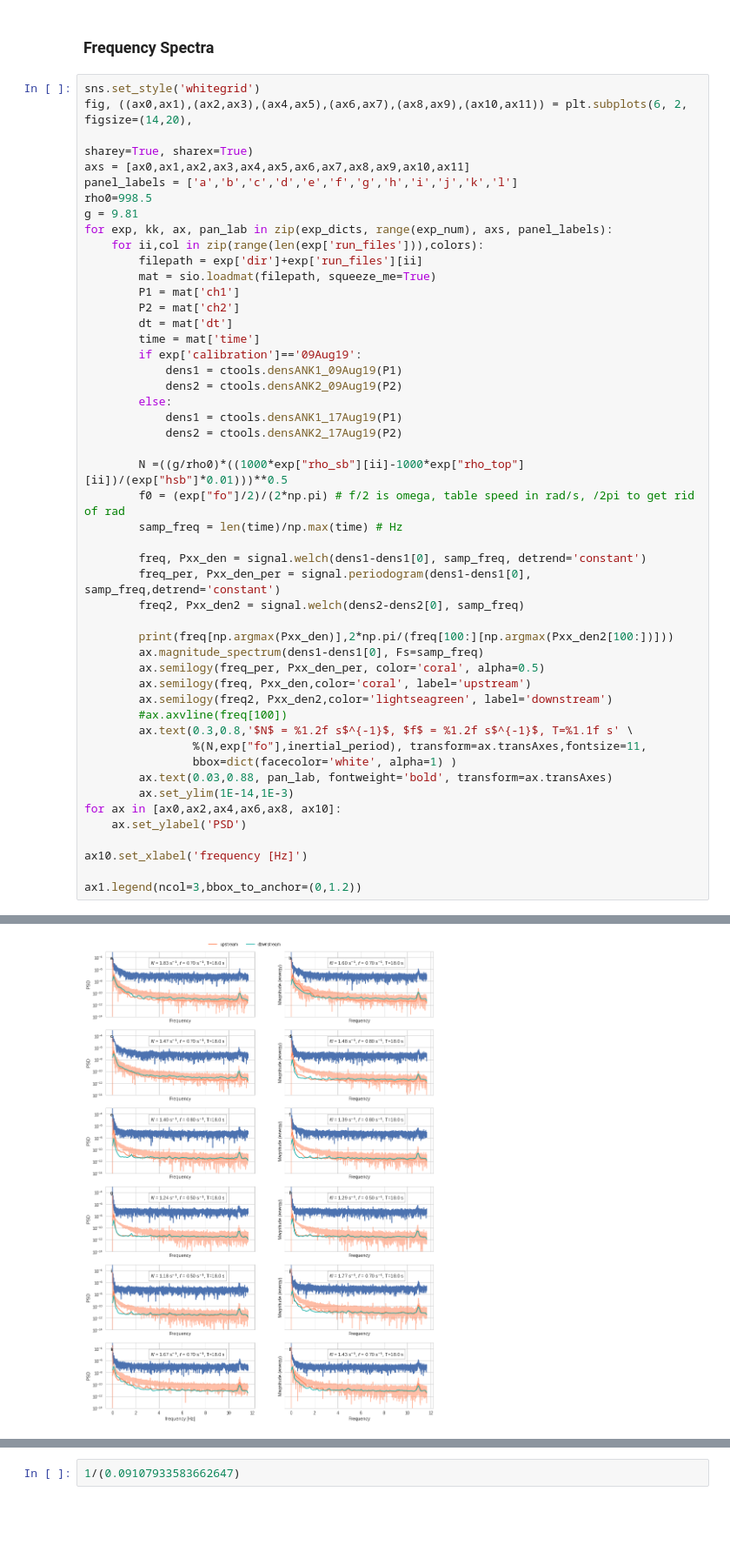
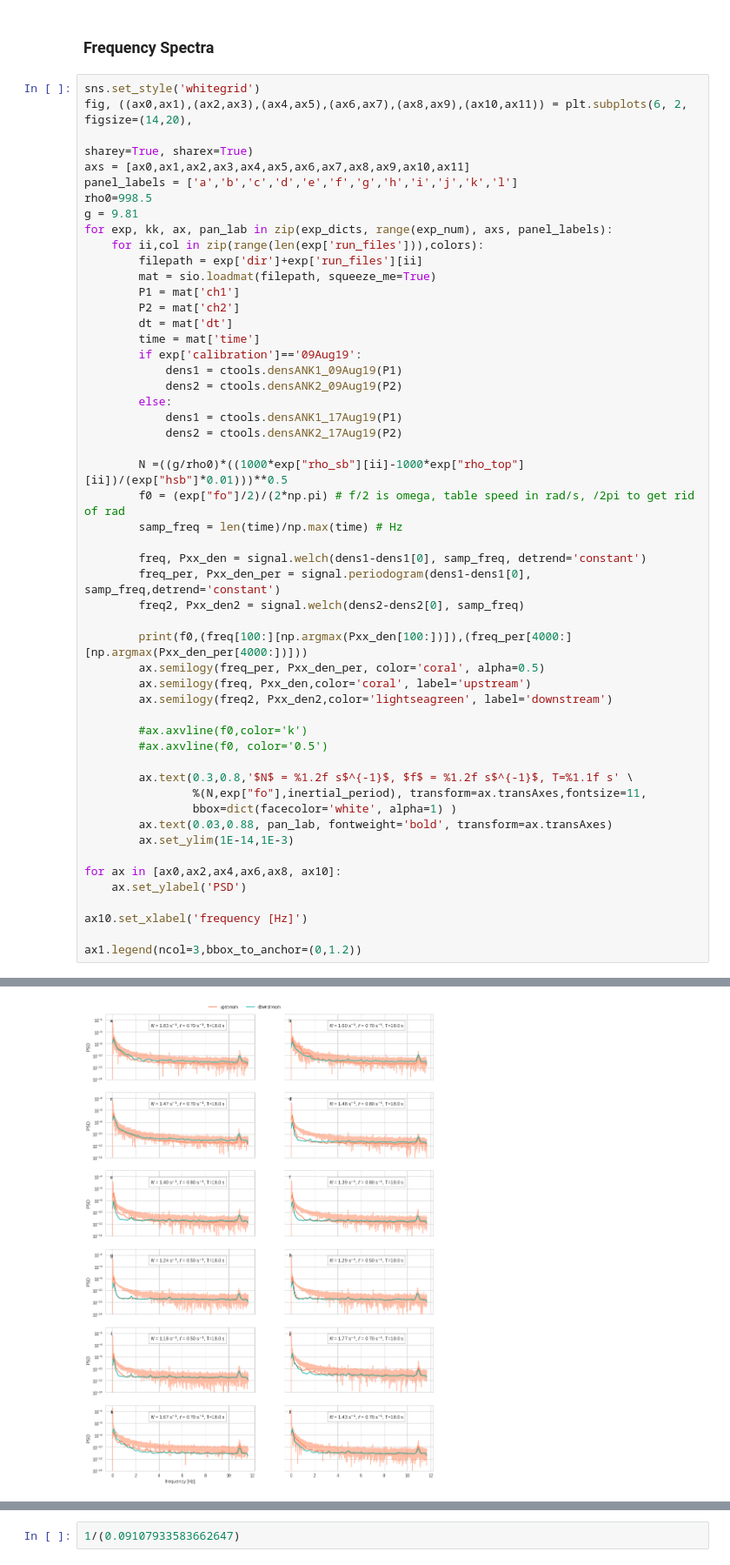
Before and after one commit to UBC-MOAD/MultipleCanyons, a Jupyter notebook: lab/Conduino/notebooks/Oscillations_II.ipynb, the cells around one changed output, grey strips where cells are left out. Shown at 87% size. Saved outputs shown, nothing was run; the diff lists cells and outputs as text; blank space fills up the shorter version.

```diff
--- a/lab/Conduino/notebooks/Oscillations_II.ipynb
+++ b/lab/Conduino/notebooks/Oscillations_II.ipynb
@@ -277,17 +277,20 @@ for exp, kk, ax, pan_lab in zip(exp_dicts, range(exp_num), axs, panel_labels):
         freq_per, Pxx_den_per = signal.periodogram(dens1-dens1[0], samp_freq,detrend='constant')
         freq2, Pxx_den2 = signal.welch(dens2-dens2[0], samp_freq)
 
-        print(freq[np.argmax(Pxx_den)],2*np.pi/(freq[100:][np.argmax(Pxx_den2[100:])]))
-        ax.magnitude_spectrum(dens1-dens1[0], Fs=samp_freq)
+        print(f0,(freq[100:][np.argmax(Pxx_den[100:])]),(freq_per[4000:][np.argmax(Pxx_den_per[4000:])]))
         ax.semilogy(freq_per, Pxx_den_per, color='coral', alpha=0.5)
         ax.semilogy(freq, Pxx_den,color='coral', label='upstream')
         ax.semilogy(freq2, Pxx_den2,color='lightseagreen', label='downstream')
-        #ax.axvline(freq[100])
+
+        #ax.axvline(f0,color='k')
+        #ax.axvline(f0, color='0.5')
+
         ax.text(0.3,0.8,'$N$ = %1.2f s$^{-1}$, $f$ = %1.2f s$^{-1}$, T=%1.1f s' \
                 %(N,exp["fo"],inertial_period), transform=ax.transAxes,fontsize=11,
                 bbox=dict(facecolor='white', alpha=1) )
         ax.text(0.03,0.88, pan_lab, fontweight='bold', transform=ax.transAxes)
         ax.set_ylim(1E-14,1E-3)
+
 for ax in [ax0,ax2,ax4,ax6,ax8, ax10]:
     ax.set_ylabel('PSD')
 
@@ -310,2 +313,2 @@ ax1.legend(ncol=3,bbox_to_anchor=(0,1.2))
 <matplotlib.legend.Legend at 0x...>
-[figure, old version]
+[figure, new version]
```
Also changed, not shown: parts of 5 cells of this notebook.
